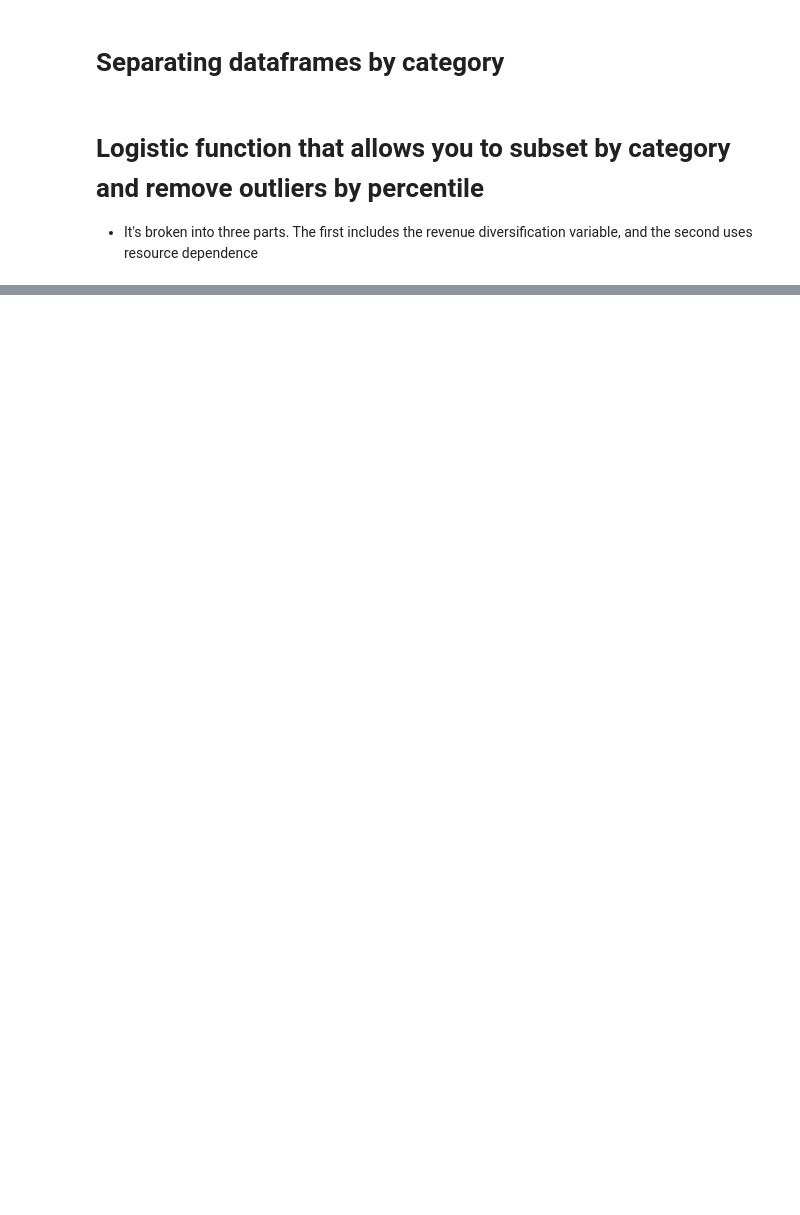
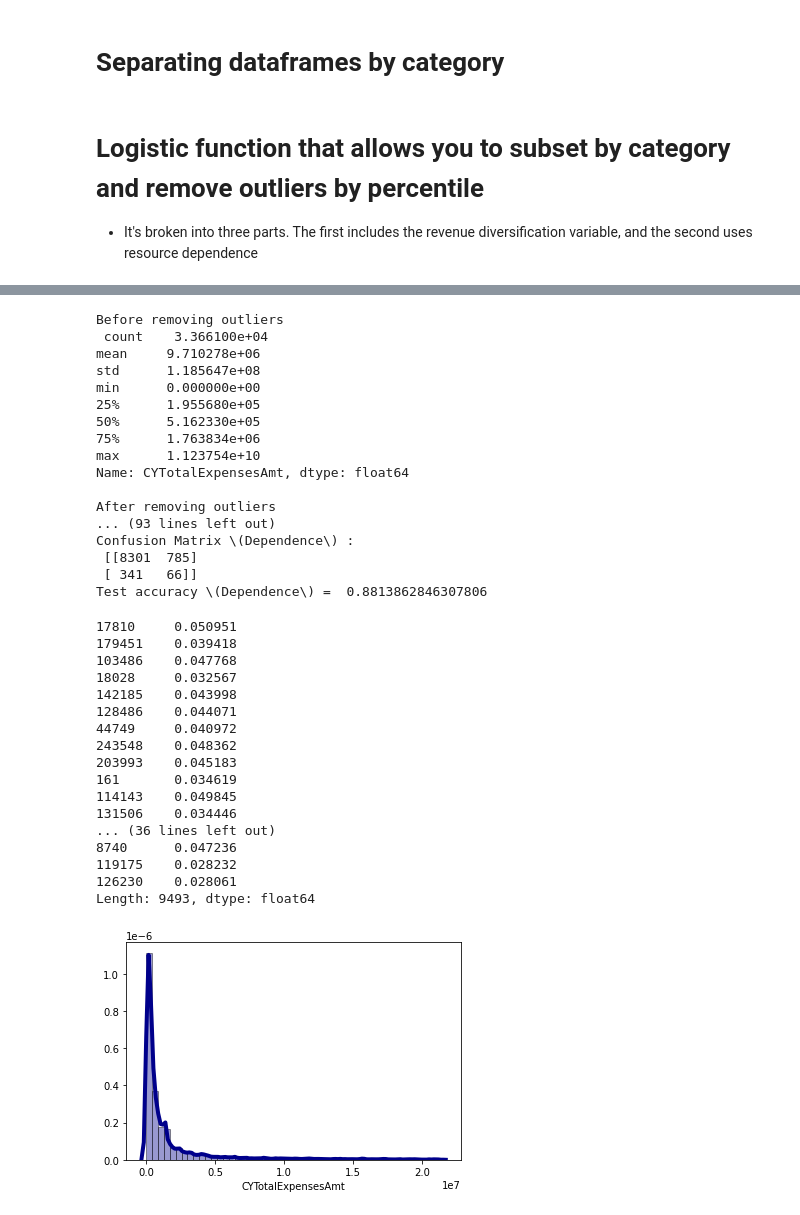
Before and after one commit to ethantenison/Impact_Capital, a Jupyter notebook: notebooks/statistics.ipynb, the cells around one changed output, grey strips where cells are left out. Saved outputs shown, nothing was run; the diff lists cells and outputs as text; code cells hidden in the pictures; blank space fills up the shorter version.

```diff
--- a/notebooks/statistics.ipynb
+++ b/notebooks/statistics.ipynb
@@ -163,0 +313,38 @@ Nonprofit Density       -0.0001   0.0000  -2.2988 0.0215 -0.0001 -0.0000
+# %%
+logistic(dfHealth, 0.01, .95)
+# %% [output]
+Before removing outliers
+ count    3.366100e+04
+mean     9.710278e+06
+std      1.185647e+08
+min      0.000000e+00
+25%      1.955680e+05
+50%      5.162330e+05
+75%      1.763834e+06
+max      1.123754e+10
+Name: CYTotalExpensesAmt, dtype: float64
+
+After removing outliers
+... (93 lines left out)
+Confusion Matrix \(Dependence\) :
+ [[8301  785]
+ [ 341   66]]
+Test accuracy \(Dependence\) =  0.8813862846307806
+17810     0.050951
+179451    0.039418
+103486    0.047768
+18028     0.032567
+142185    0.043998
+128486    0.044071
+44749     0.040972
+243548    0.048362
+203993    0.045183
+161       0.034619
+114143    0.049845
+131506    0.034446
+... (36 lines left out)
+8740      0.047236
+119175    0.028232
+126230    0.028061
+Length: 9493, dtype: float64
+[figure, added]
```
Also changed, not shown: parts of 20 cells of this notebook, 2 other files.
